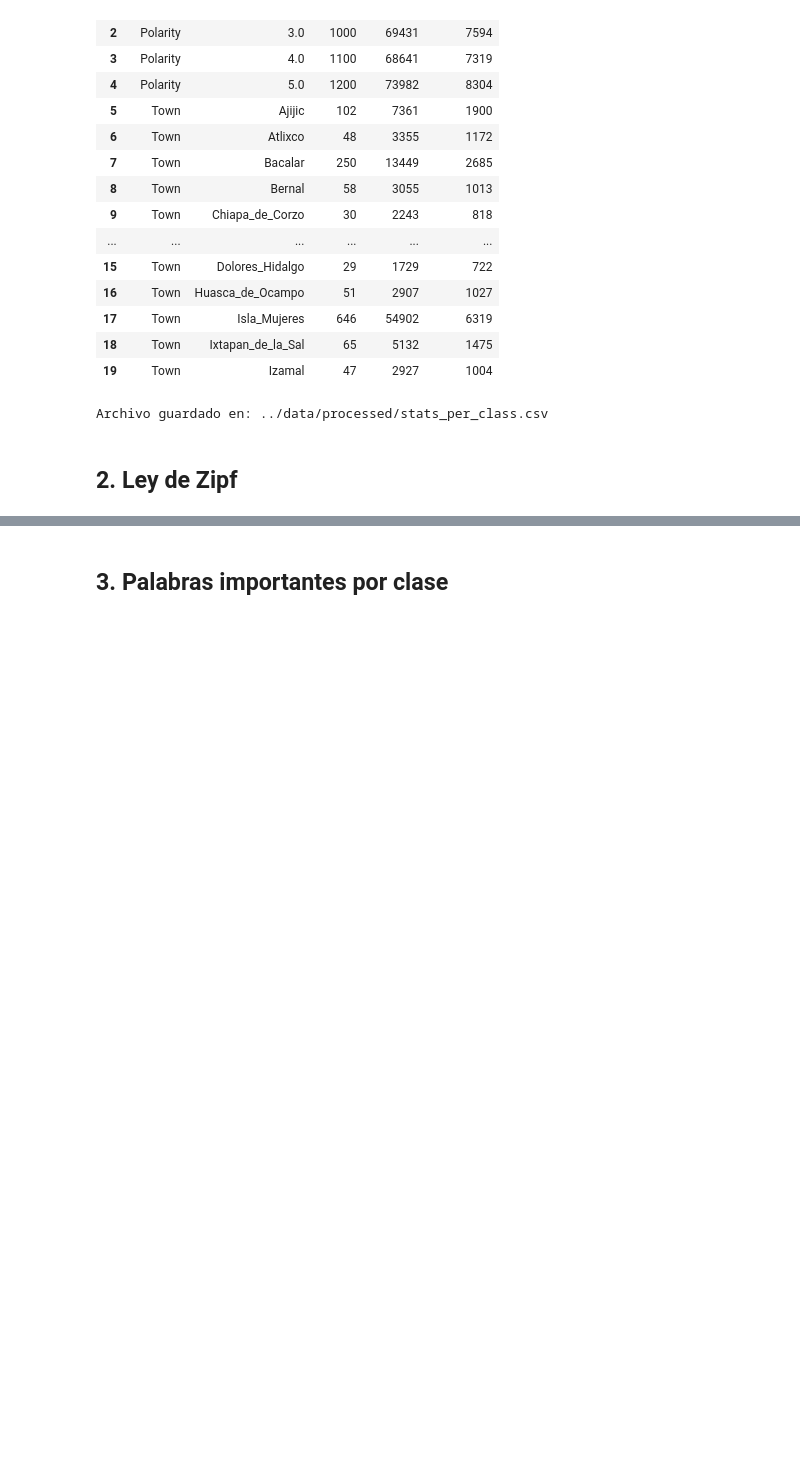
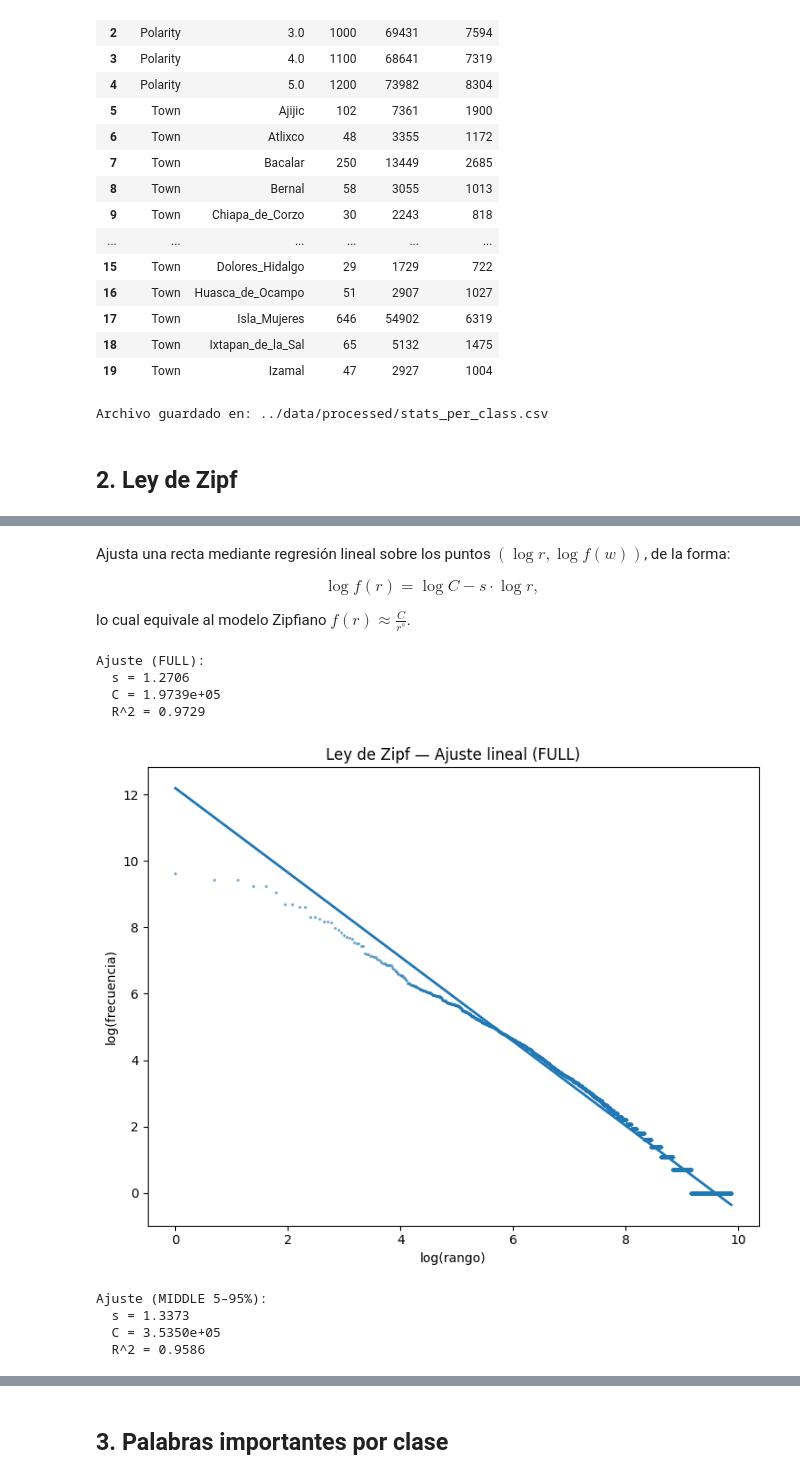
Before and after one commit to DiegoPaniagua23/language-image-processing, a Jupyter notebook: nlp/01_Corpus_Analysis/notebooks/exploratory.ipynb, the cells around one changed output, grey strips where cells are left out. Drawn from its saved outputs; the diff is of its cells as text; code cells hidden in the pictures; blank space fills up the shorter version.

```diff
--- a/nlp/01_Corpus_Analysis/notebooks/exploratory.ipynb
+++ b/nlp/01_Corpus_Analysis/notebooks/exploratory.ipynb
@@ -234,0 +328,77 @@ Archivo guardado en: ../data/processed/stats_per_class.csv
+# %% [markdown]
+Ajusta una recta mediante regresión lineal sobre los puntos $(\log r, \log f(w))$, de la forma:
+
+$$ \log f(r) = \log C - s \cdot \log r, $$
+
+lo cual equivale al modelo Zipfiano $f(r) \approx \frac{C}{r^{s}}$.
+# %%
+# Asegúrate de tener freq_df con columnas: rank, freq, log_rank, log_freq
+x = freq_df["log_rank"].values
+y = freq_df["log_freq"].values
+
+def linfit_and_report(x, y):
+    # Ajuste lineal: y = a x + b
+    a, b = np.polyfit(x, y, deg=1)
+    y_hat = a * x + b
+    ss_res = np.sum((y - y_hat)**2)
+    ss_tot = np.sum((y - y.mean())**2)
+    r2 = 1 - ss_res/ss_tot
+
+    # Parámetros Zipf
+    s = -a                   # pendiente negativa => s > 0
+    C = float(np.exp(b))     # log C = b
+
+    return dict(a=float(a), b=float(b), s=float(s), C=C, r2=float(r2)), y_hat
+
+# ---------- (1) Full fit ----------
+full_stats, y_full = linfit_and_report(x, y)
+print("Ajuste (FULL):")
+print(f"  s = {full_stats['s']:.4f}")
+print(f"  C = {full_stats['C']:.4e}")
+print(f"  R^2 = {full_stats['r2']:.4f}")
+
+plt.figure(figsize=(7.5, 6))
+plt.scatter(x, y, s=2, alpha=0.45, rasterized=True)
+# línea ajustada ordenada por x para que se vea continua
+idx = np.argsort(x)
+plt.plot(x[idx], np.array(y_full)[idx], linewidth=2)
+plt.xlabel("log(rango)")
+plt.ylabel("log(frecuencia)")
+plt.title("Ley de Zipf — Ajuste lineal (FULL)")
+plt.tight_layout()
+fig_full_path = "../reports/figures/zipf_fit_full.png"
+plt.savefig(fig_full_path, dpi=200)
+plt.show()
+
+# ---------- (2) Middle fit (robusto: 5–95% por rango) ----------
+low_q, high_q = np.quantile(freq_df["rank"].values, [0.05, 0.95])
+mask_mid = (freq_df["rank"].values >= low_q) & (freq_df["rank"].values <= high_q)
+mid_stats, y_mid = linfit_and_report(x[mask_mid], y[mask_mid])
+print("\nAjuste (MIDDLE 5–95%):")
+print(f"  s = {mid_stats['s']:.4f}")
+print(f"  C = {mid_stats['C']:.4e}")
+print(f"  R^2 = {mid_stats['r2']:.4f}")
+
+plt.figure(figsize=(7.5, 6))
+plt.scatter(x, y, s=2, alpha=0.25, rasterized=True)
+# dibujamos recta sólo sobre el tramo medio
+x_mid_sorted = np.sort(x[mask_mid])
+y_mid_line = mid_stats["a"] * x_mid_sorted + mid_stats["b"]
+plt.plot(x_mid_sorted, y_mid_line, linewidth=2)
+plt.xlabel("log(rango)")
+plt.ylabel("log(frecuencia)")
+plt.title("Ley de Zipf — Ajuste lineal (MIDDLE 5–95%)")
+plt.tight_layout()
+fig_mid_path = "../reports/figures/zipf_fit_middle.png"
+plt.savefig(fig_mid_path, dpi=200)
+plt.show()
+# %% [output]
+Ajuste (FULL):
+  s = 1.2706
+  C = 1.9739e+05
+  R^2 = 0.9729
+[figure, added]
+Ajuste (MIDDLE 5–95%):
+  s = 1.3373
+  C = 3.5350e+05
+  R^2 = 0.9586
```
Also changed, not shown: parts of 23 cells of this notebook, 5 other files.
